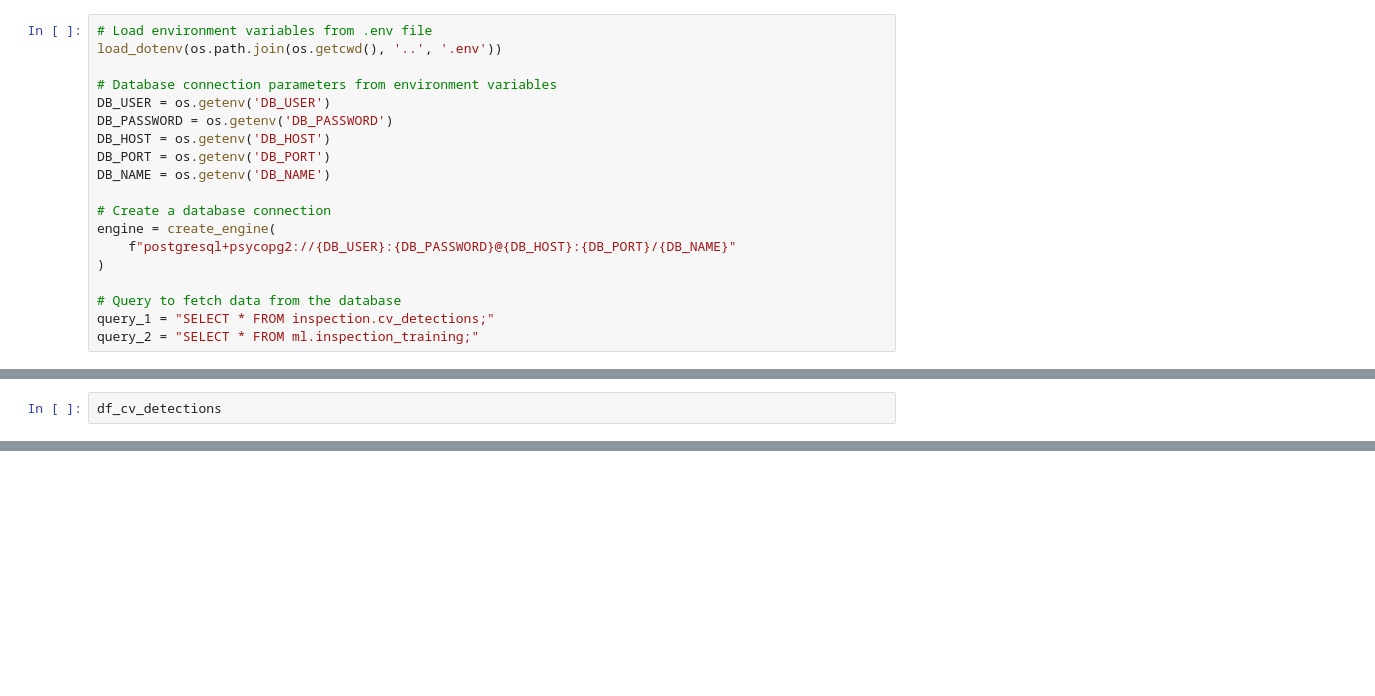
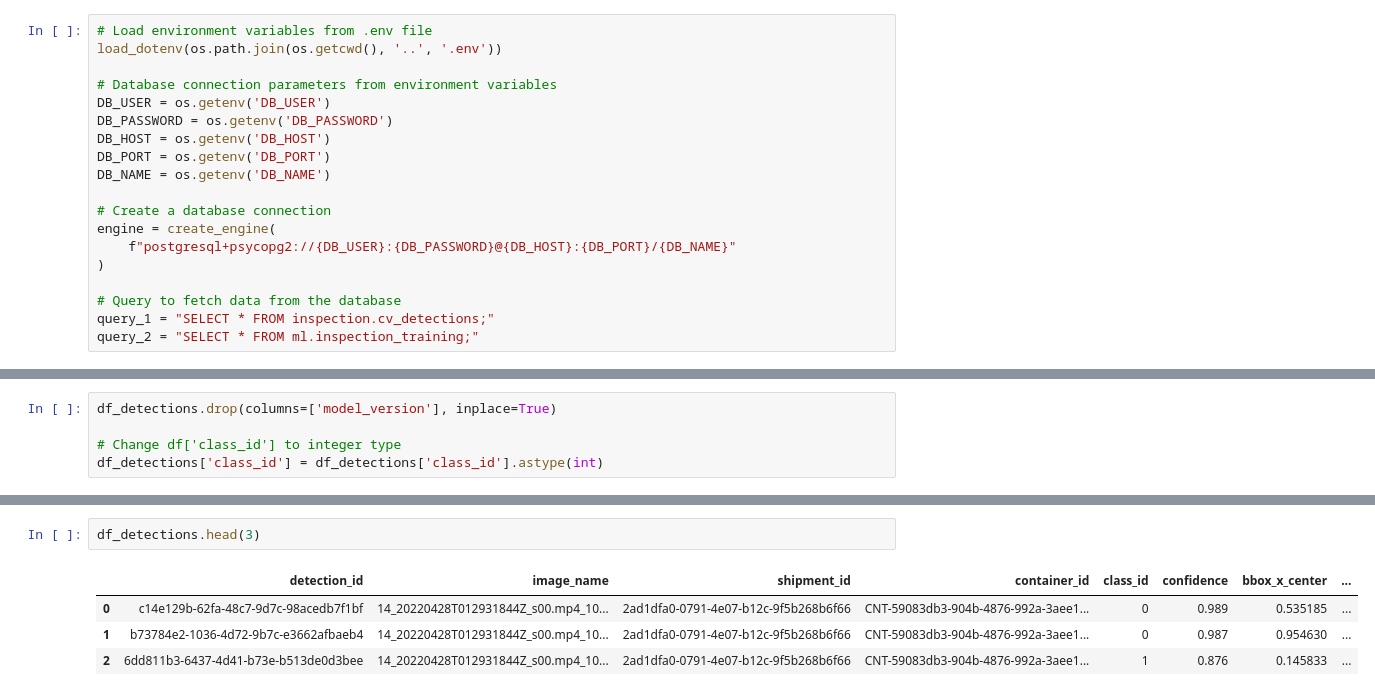
Before and after one commit to Mipjeiger/logistic-business-AI-Engineer-end-to-end-solution, a Jupyter notebook: notebooks/11_SQL_EDA.ipynb, the cells around one changed output, grey strips where cells are left out. Saved outputs shown, nothing was run; the diff lists cells and outputs as text; blank space fills up the shorter version.

```diff
--- a/notebooks/11_SQL_EDA.ipynb
+++ b/notebooks/11_SQL_EDA.ipynb
@@ -101,2 +70,5 @@ data of numerical columns: Index(['confidence', 'bbox_x_center', 'bbox_y_center'
 # %%
-df_cv_detections
+df_detections.drop(columns=['model_version'], inplace=True)
+
+# Change df['class_id'] to integer type
+df_detections['class_id'] = df_detections['class_id'].astype(int)
@@ -148,0 +75,7 @@ df_cv_detections[df_cv_detections["class_id"] == "1"]
+# %%
+df_detections.head(3)
+# %% [output]
+|  | detection_id | image_name | shipment_id | container_id | class_id | confidence | bbox_x_center | ... |
+| 0 | c14e129b-62fa-48c7-9d7c-98acedb7f1bf | 14_20220428T012931844Z_s00.mp4_10... | 2ad1dfa0-0791-4e07-b12c-9f5b268b6f66 | CNT-59083db3-904b-4876-992a-3aee1... | 0 | 0.989 | 0.535185 | ... |
+| 1 | b73784e2-1036-4d72-9b7c-e3662afbaeb4 | 14_20220428T012931844Z_s00.mp4_10... | 2ad1dfa0-0791-4e07-b12c-9f5b268b6f66 | CNT-59083db3-904b-4876-992a-3aee1... | 0 | 0.987 | 0.954630 | ... |
+| 2 | 6dd811b3-6437-4d41-b73e-b513de0d3bee | 14_20220428T012931844Z_s00.mp4_10... | 2ad1dfa0-0791-4e07-b12c-9f5b268b6f66 | CNT-59083db3-904b-4876-992a-3aee1... | 1 | 0.876 | 0.145833 | ... |
```
Also changed, not shown: parts of 13 cells of this notebook.
